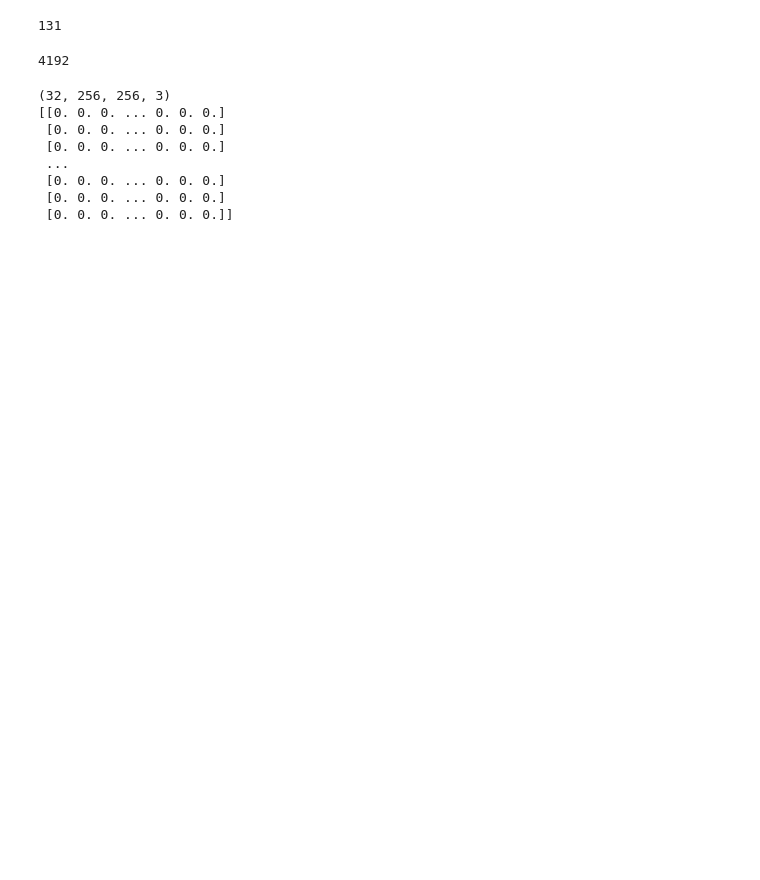
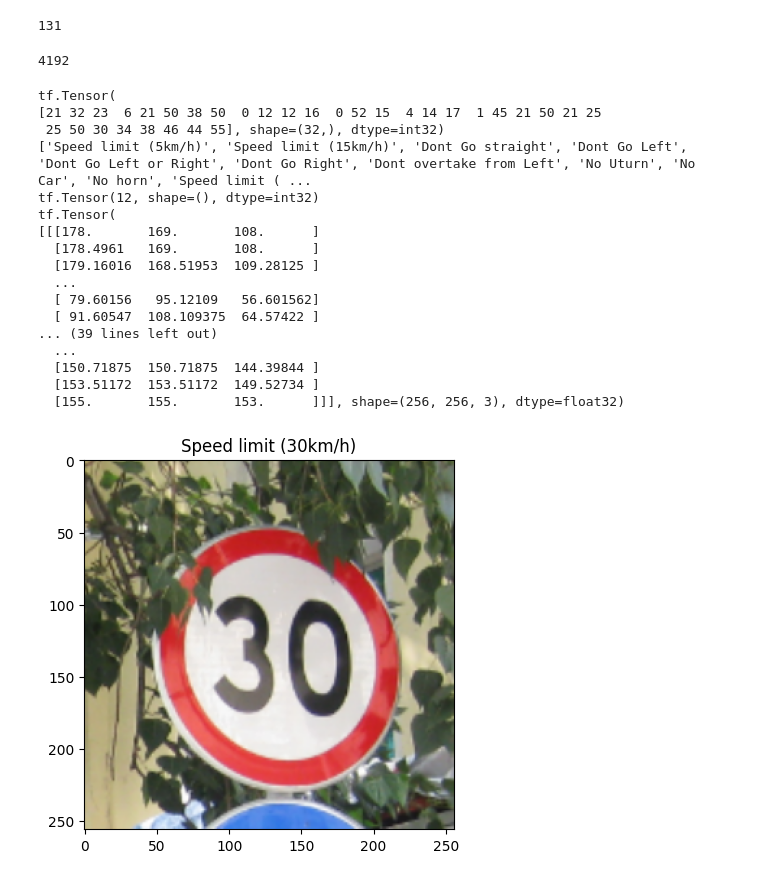
Before and after one commit to ImaneMdn/Traffic-Sign-Detection-System, a Jupyter notebook: training/traffic_signs_detection_model.ipynb, the cells around one changed output. Saved outputs shown, nothing was run; the diff lists cells and outputs as text; code cells hidden in the pictures; blank space fills up the shorter version.

Commit message:
added model

```diff
--- a/training/traffic_signs_detection_model.ipynb
+++ b/training/traffic_signs_detection_model.ipynb
@@ -10,8 +14,8 @@ EPOCHS = 30
 # %%
 def preprocess_image(image, label):
-    image = tf.image.resize(image, IMAGE_SIZE)
+    image = tf.image.resize(image, [IMAGE_SIZE, IMAGE_SIZE])
     image = tf.image.convert_image_dtype(image, tf.float32)
-    return image, label
+    return image, label # label is the output we want the model to predict
 # %%
 dataset = tf.keras.preprocessing.image_dataset_from_directory(
     'traffic_data',
@@ -43,16 +71,3 @@ len(dataset)
 131*32
 # %% [output]
 4192
-# %%
-for image_batch,label_batch in dataset.take(1):
-    print(image_batch.shape)
-    print(label_batch.numpy()) # every element we get is a tensor so we need to convert it to numpy.
-# %% [output]
-(32, 256, 256, 3)
-[[0. 0. 0. ... 0. 0. 0.]
- [0. 0. 0. ... 0. 0. 0.]
- [0. 0. 0. ... 0. 0. 0.]
- ...
- [0. 0. 0. ... 0. 0. 0.]
- [0. 0. 0. ... 0. 0. 0.]
- [0. 0. 0. ... 0. 0. 0.]]
@@ -61,3 +74,30 @@ import numpy as np
+# %%
+for image_batch,label_batch in dataset.take(1): # only take 1 batch
+    print(label_batch)
+    print(class_names)
+    print(label_batch[10])
+    print(image_batch[10])
+    plt.imshow(image_batch[10].numpy().astype('uint8'))
+    plt.title(class_names[label_batch[10]])
+# %% [output]
+tf.Tensor(
+[21 32 23  6 21 50 38 50  0 12 12 16  0 52 15  4 14 17  1 45 21 50 21 25
+ 25 50 30 34 38 46 44 55], shape=(32,), dtype=int32)
+['Speed limit (5km/h)', 'Speed limit (15km/h)', 'Dont Go straight', 'Dont Go Left', 'Dont Go Left or Right', 'Dont Go Right', 'Dont overtake from Left', 'No Uturn', 'No Car', 'No horn', 'Speed limit ( ...
+tf.Tensor(12, shape=(), dtype=int32)
+tf.Tensor(
+[[[178.       169.       108.      ]
+  [178.4961   169.       108.      ]
+  [179.16016  168.51953  109.28125 ]
+  ...
+  [ 79.60156   95.12109   56.601562]
+  [ 91.60547  108.109375  64.57422 ]
+... (39 lines left out)
+  ...
+  [150.71875  150.71875  144.39844 ]
+  [153.51172  153.51172  149.52734 ]
+  [155.       155.       153.      ]]], shape=(256, 256, 3), dtype=float32)
+[figure, added]
 # %%
 plt.figure(figsize=(10, 10))
 for image_batch,label_batch in dataset.take(1):
```
Also changed, not shown: parts of 49 cells of this notebook, 17 other files.
